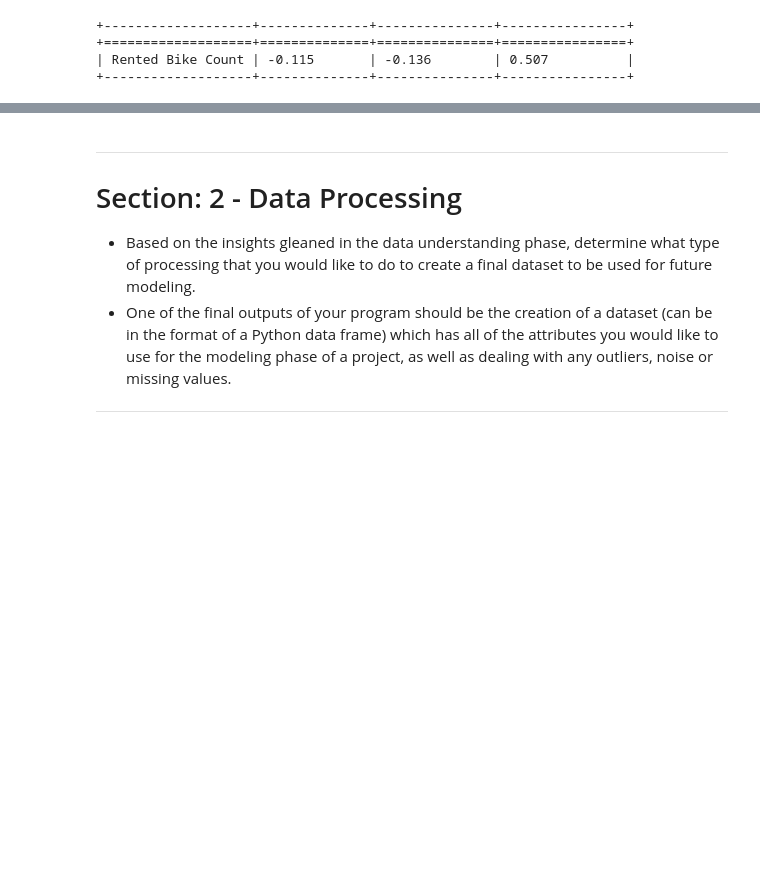
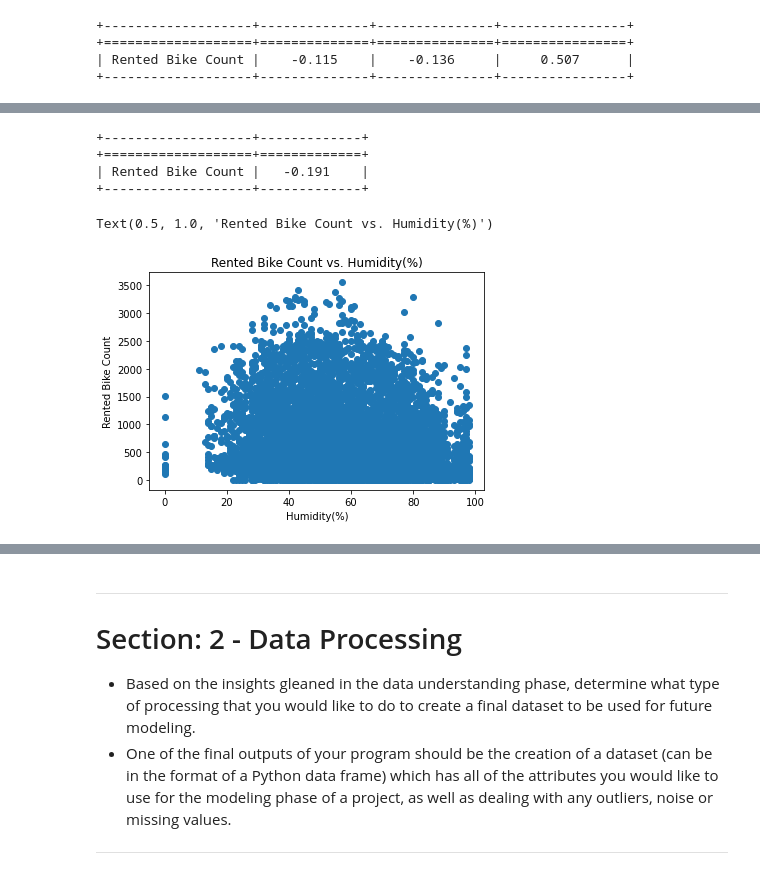
Before and after one commit to ryanstuckey0/cse5243-data-mining, a Jupyter notebook: hw1/CSE5243_EDA_HW_Template_V2.ipynb, the cells around one changed output, grey strips where cells are left out. Saved outputs shown, nothing was run; the diff lists cells and outputs as text; code cells hidden in the pictures; blank space fills up the shorter version.

```diff
--- a/hw1/CSE5243_EDA_HW_Template_V2.ipynb
+++ b/hw1/CSE5243_EDA_HW_Template_V2.ipynb
@@ -305,0 +332,21 @@ SyntaxError: unexpected EOF while parsing (<ipython-input-50-a5a95c519bef>, line
+# %%
+y, x = 'Rented Bike Count', 'Humidity(%)'
+df_humid_bike = pd.DataFrame(data = {y:data[y], x:data[x]})
+corr = df_humid_bike.corr()
+table = tt.Texttable()
+table.add_rows([['', x], [y, corr[y][x]]])
+table.set_cols_align(['l', 'c'])
+print(table.draw())
+# %% [output]
++-------------------+-------------+
++===================+=============+
+| Rented Bike Count |   -0.191    |
++-------------------+-------------+
+# %%
+plt.scatter(x=data[x], y=data[y])
+plt.xlabel(x)
+plt.ylabel(y)
+plt.title(str(y + ' vs. ' + x))
+# %% [output]
+Text(0.5, 1.0, 'Rented Bike Count vs. Humidity(%)')
+[figure, added]
```
Also changed, not shown: parts of 21 cells of this notebook, 3 other files.
